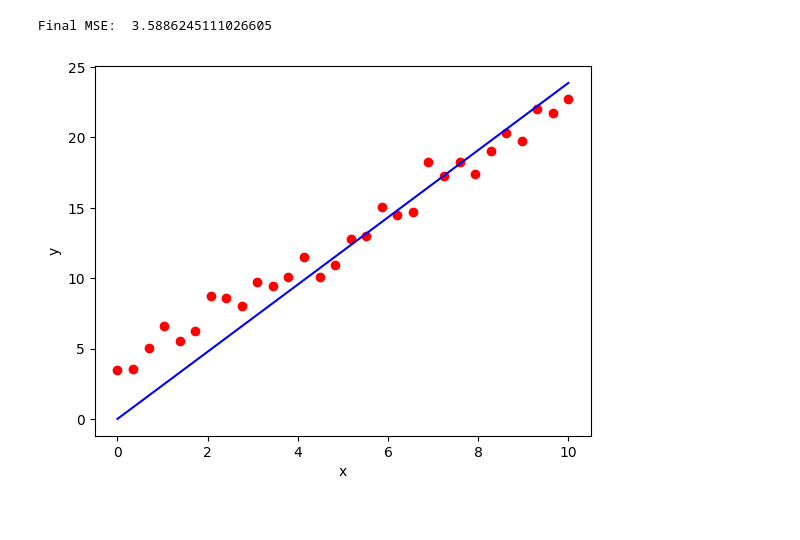
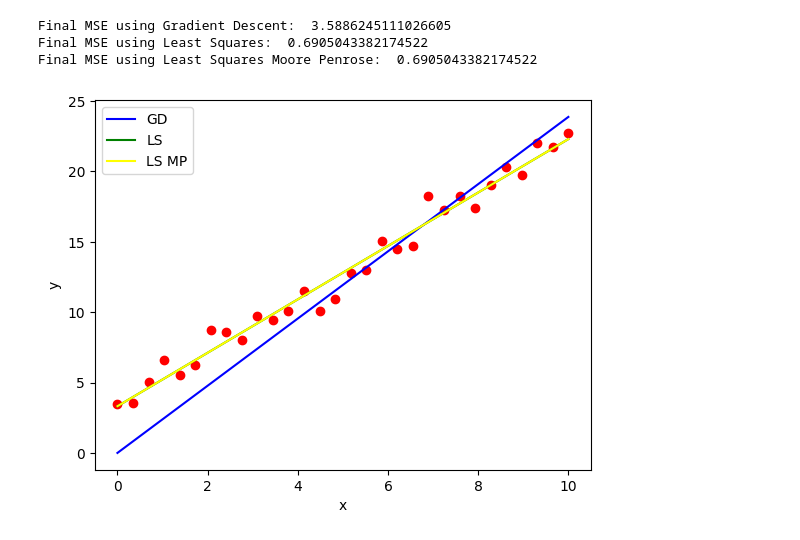
Before and after one commit to ianxdxd/ML-Study, a Jupyter notebook: Regression.ipynb, the cells around one changed output. Cells and saved outputs as stored; diff of their text form; code cells hidden in the pictures.

```diff
--- a/Regression.ipynb
+++ b/Regression.ipynb
@@ -37,20 +69,37 @@ class Regression:
 # %%
 np.random.seed(42)
 # y = 2x + 3
 X = np.linspace(0, 10, 30)
 y = 2 * X + 3 + np.random.normal(0, 1, X.shape) # add noise to make it more realistic
 
-reg = Regression(n_iter=1000, l_rate=0.01)
+reg = LinearRegression(n_iter=1000, l_rate=0.01)
+
 reg.fit_gd(X, y)
-y_line = reg.predict(X.reshape(-1, 1))
-final_mse = np.mean((y - y_line) ** 2)
+y_line_gd = reg.predict(X.reshape(-1, 1))
+final_mse_gd = np.mean((y - y_line_gd) ** 2)
 
-print("Final MSE: ", final_mse)
+m,c = reg.fit_leastSquares(X, y)
+y_line_ls = m*X + c
+final_mse_ls = np.mean((y - y_line_ls) ** 2)
+
+m_mp, c_mp = reg.fit_leastSquares_MoorePenrose(X, y)
+y_line_ls_mp = m_mp*X + c_mp
+final_mse_ls_mp = np.mean((y - y_line_ls_mp) ** 2)
+
+print("Final MSE using Gradient Descent: ", final_mse_gd)
+print("Final MSE using Least Squares: ", final_mse_ls)
+print("Final MSE using Least Squares Moore Penrose: ", final_mse_ls_mp)
+
 plt.scatter(X, y, color='red')
-plt.plot(X, y_line, color='blue')
+plt.plot(X, y_line_gd, color='blue', label='GD')
+plt.plot(X, y_line_ls, color='green', label='LS')
+plt.plot(X, y_line_ls_mp, color='yellow', label='LS MP')
+plt.legend()
 plt.xlabel('x')
 plt.ylabel('y')
 plt.show()
 # %% [output]
-Final MSE:  3.5886245111026605
+Final MSE using Gradient Descent:  3.5886245111026605
+Final MSE using Least Squares:  0.6905043382174522
+Final MSE using Least Squares Moore Penrose:  0.6905043382174522
-[figure, old version]
+[figure, new version]
```
Also changed, not shown: parts of 1 cell of this notebook.
